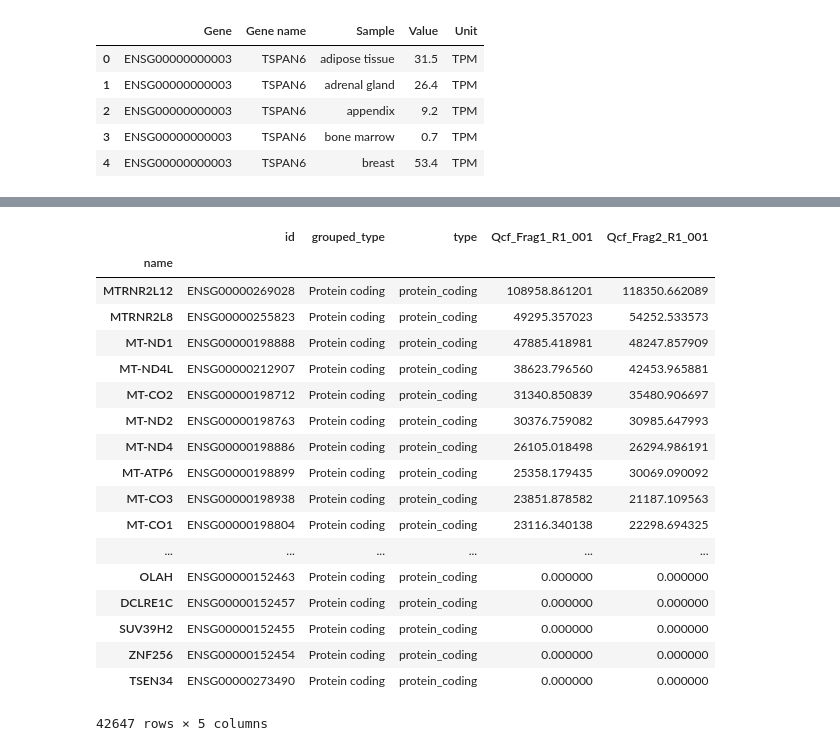
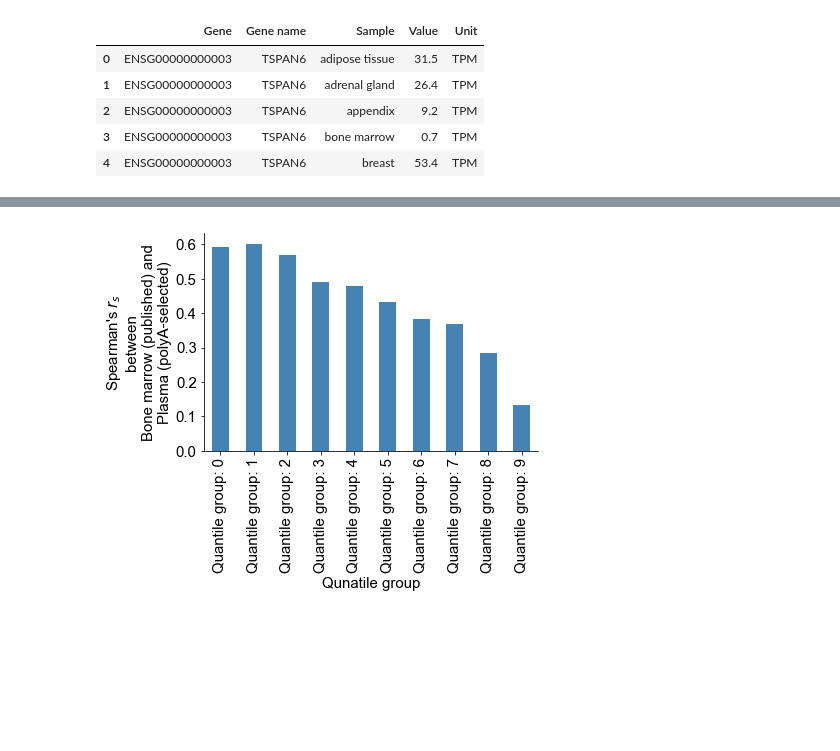
Before and after one commit to wckdouglas/cfNA, a Jupyter notebook: plots/count_explorer.ipynb, the cells around one changed output, grey strips where cells are left out. Saved outputs shown, nothing was run; the diff lists cells and outputs as text; code cells hidden in the pictures; blank space fills up the shorter version.

```diff
--- a/plots/count_explorer.ipynb
+++ b/plots/count_explorer.ipynb
@@ -500,25 +634,30 @@ count_df\
-# %%
-tpm_df\
-    .filter(regex='id|name|type|Frag')\
-    .sort_values('Qcf_Frag1_R1_001', ascending=False)\
-    .set_index('name')
-# %% [output]
-|  | id | grouped_type | type | Qcf_Frag1_R1_001 | Qcf_Frag2_R1_001 |
-| name |  |  |  |  |  |
-| MTRNR2L12 | ENSG00000269028 | Protein coding | protein_coding | 108958.861201 | 118350.662089 |
-| MTRNR2L8 | ENSG00000255823 | Protein coding | protein_coding | 49295.357023 | 54252.533573 |
-| MT-ND1 | ENSG00000198888 | Protein coding | protein_coding | 47885.418981 | 48247.857909 |
-| MT-ND4L | ENSG00000212907 | Protein coding | protein_coding | 38623.796560 | 42453.965881 |
-| MT-CO2 | ENSG00000198712 | Protein coding | protein_coding | 31340.850839 | 35480.906697 |
-| MT-ND2 | ENSG00000198763 | Protein coding | protein_coding | 30376.759082 | 30985.647993 |
-| MT-ND4 | ENSG00000198886 | Protein coding | protein_coding | 26105.018498 | 26294.986191 |
-| MT-ATP6 | ENSG00000198899 | Protein coding | protein_coding | 25358.179435 | 30069.090092 |
-| MT-CO3 | ENSG00000198938 | Protein coding | protein_coding | 23851.878582 | 21187.109563 |
-| MT-CO1 | ENSG00000198804 | Protein coding | protein_coding | 23116.340138 | 22298.694325 |
-| ... | ... | ... | ... | ... | ... |
-| OLAH | ENSG00000152463 | Protein coding | protein_coding | 0.000000 | 0.000000 |
-| DCLRE1C | ENSG00000152457 | Protein coding | protein_coding | 0.000000 | 0.000000 |
-| SUV39H2 | ENSG00000152455 | Protein coding | protein_coding | 0.000000 | 0.000000 |
-| ZNF256 | ENSG00000152454 | Protein coding | protein_coding | 0.000000 | 0.000000 |
-| TSEN34 | ENSG00000273490 | Protein coding | protein_coding | 0.000000 | 0.000000 |
-42647 rows × 5 columns
+# %%
+def cor_ntile(d):
+    cor_coef = d.filter(regex = 'bone|Qc').corr(method='spearman')
+    cor_coef = cor_coef.iloc[0,1]
+    return pd.DataFrame({'ntile':[d.ntile.unique()[0]],
+                         'cor':[cor_coef]})
+
+
+fig = plt.figure()
+ax = fig.add_subplot(111)
+qcut_expr_df = expr_df\
+    .pipe(pd.pivot_table, columns = 'Sample',
+          index=['Gene'], values='Value') \
+    .reset_index() \
+    .merge(tpm_df.rename(columns = {'id':'Gene'}), on ='Gene', how ='inner') \
+    .filter(regex = 'name|glength|Gene|L1|bone marrow') \
+    .assign(ntile = lambda d: pd.qcut(d.glength, 10, labels=False))\
+    .assign(ntile = lambda d: 'Quantile group: ' + d.ntile.astype(str))
+
+qcut_expr_df.filter(regex = 'ntile|bone|Qc')\
+    .groupby('ntile', as_index=False)\
+    .apply(cor_ntile) \
+    .plot.bar('ntile','cor', color = 'steelblue', ax = ax)
+ax.legend().set_visible(False)
+ax.set_xlabel('Qunatile group')
+ax.set_ylabel(r"Spearman's $r_s$"\
+              '\nbetween\nBone marrow (published) and\nPlasma (polyA-selected)')
+sns.despine()
+# %% [output]
+[figure, added]
```
Also changed, not shown: parts of 30 cells of this notebook, 42 other files.
